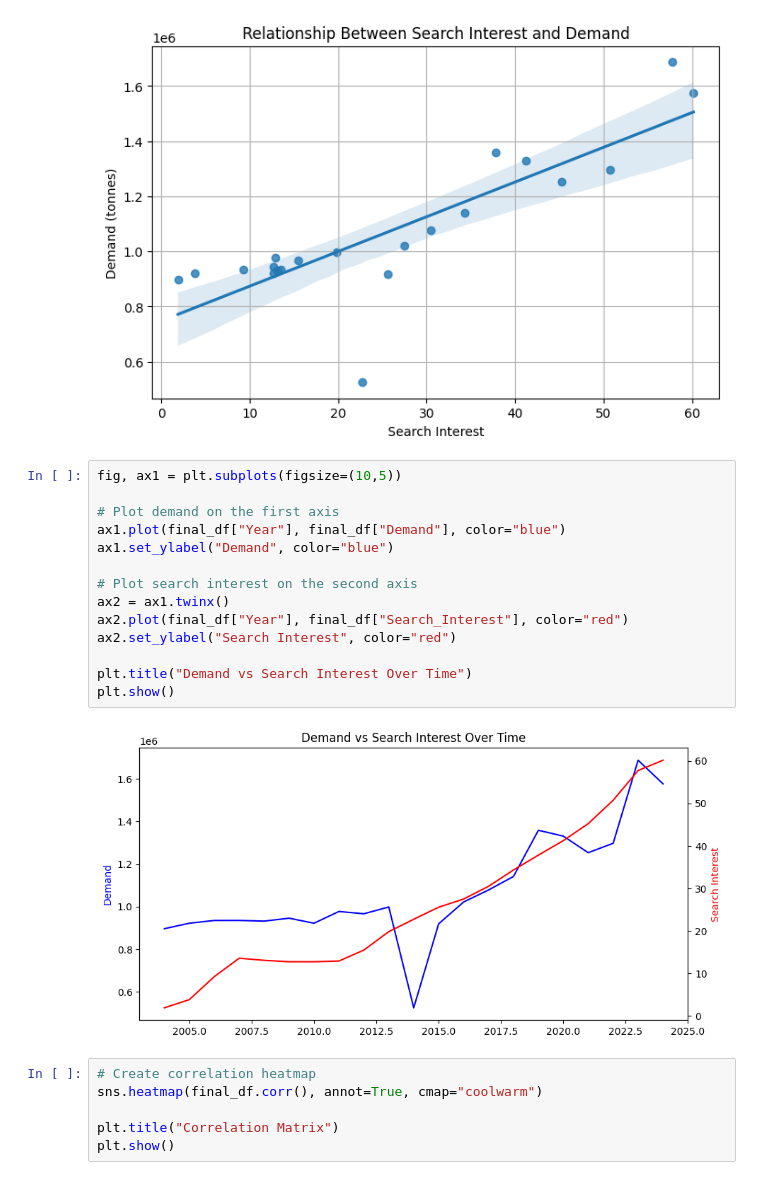
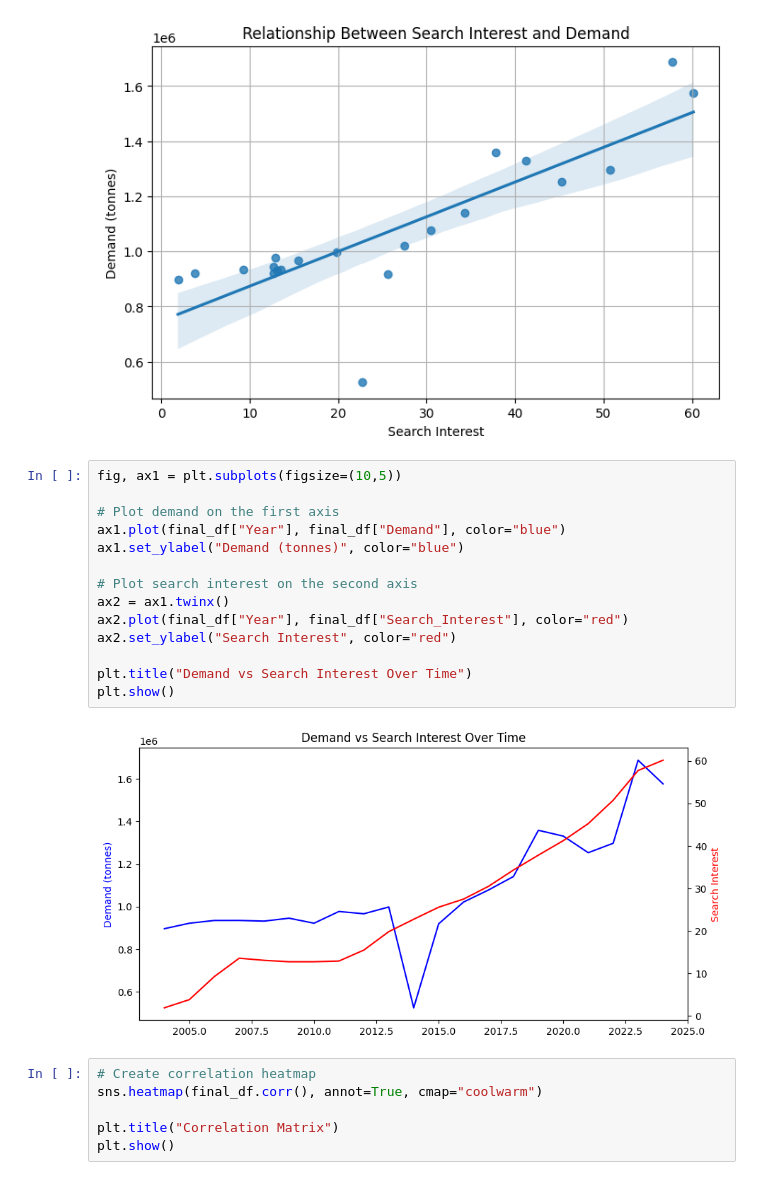
Before and after one commit to cankurt-netizen/DSA210-PROJECT, a Jupyter notebook: H_testing/H5.ipynb, the cells around one changed output. Drawn from its saved outputs; the diff is of its cells as text.

```diff
--- a/H_testing/H5.ipynb
+++ b/H_testing/H5.ipynb
@@ -180,19 +180,19 @@ plt.show()
 # %%
 fig, ax1 = plt.subplots(figsize=(10,5))
 
 # Plot demand on the first axis
 ax1.plot(final_df["Year"], final_df["Demand"], color="blue")
-ax1.set_ylabel("Demand", color="blue")
+ax1.set_ylabel("Demand (tonnes)", color="blue")
 
 # Plot search interest on the second axis
 ax2 = ax1.twinx()
 ax2.plot(final_df["Year"], final_df["Search_Interest"], color="red")
 ax2.set_ylabel("Search Interest", color="red")
 
 plt.title("Demand vs Search Interest Over Time")
 plt.show()
 # %% [output]
-[figure, old version]
+[figure, new version]
 # %%
 # Create correlation heatmap
 sns.heatmap(final_df.corr(), annot=True, cmap="coolwarm")
```
